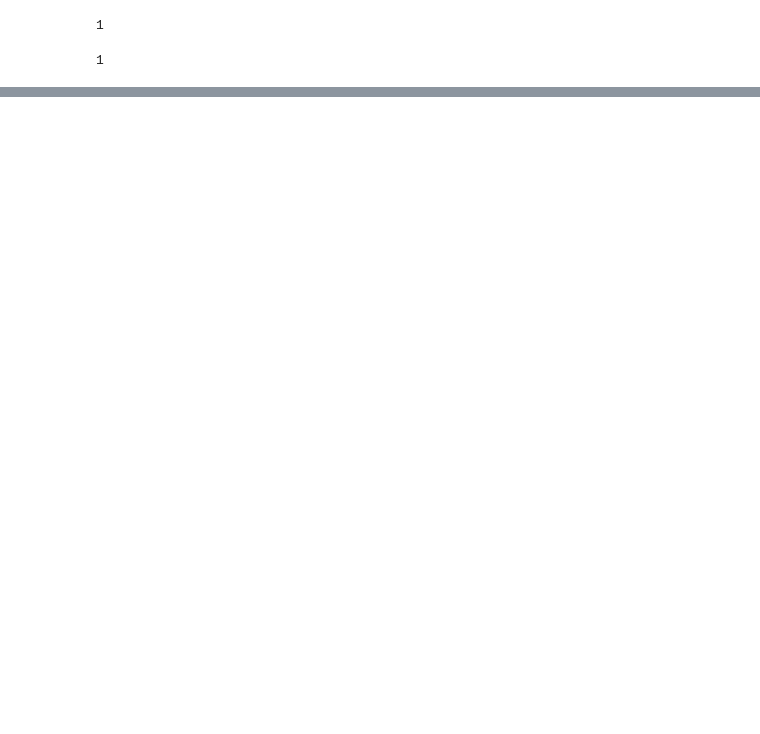
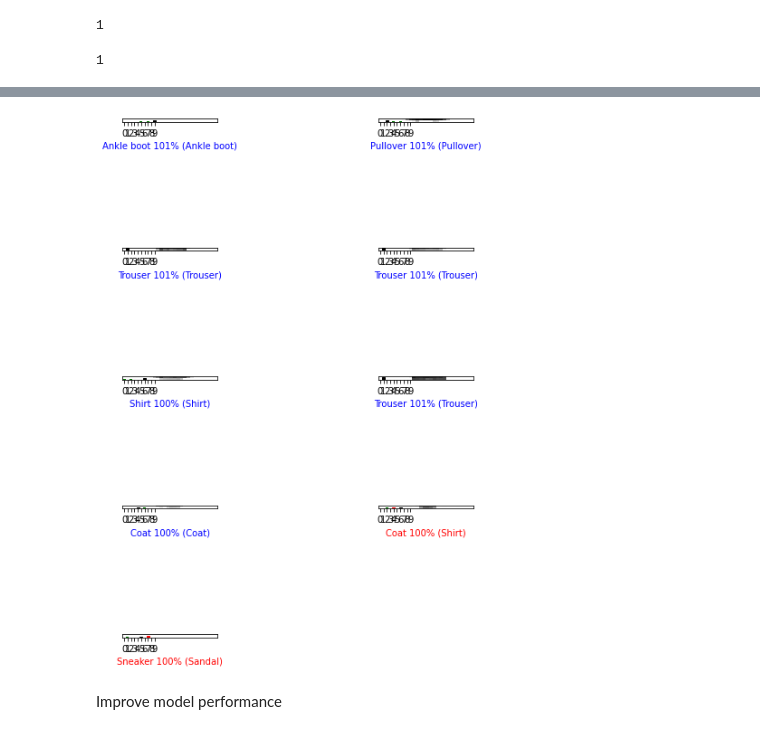
Before and after one commit to Aumatell/Python_deep_learning-Practical_introduction_with_keras_and_tensorflow, a Jupyter notebook: 5_Neural_Netorks_using_keras.ipynb, the cells around one changed output, grey strips where cells are left out. Drawn from its saved outputs; the diff is of its cells as text; code cells hidden in the pictures; blank space fills up the shorter version.

```diff
--- a/5_Neural_Netorks_using_keras.ipynb
+++ b/5_Neural_Netorks_using_keras.ipynb
@@ -327,0 +381,16 @@ def plot_image(i, predictions_array, true_label, img):
+# %%
+from urllib.request import ProxyDigestAuthHandler
+num_rows = 7
+num_cols = 2
+num_images = num_rows+num_cols
+plt.figure(figsize=(2*2*num_cols,2*num_rows))
+for i in range(num_images):
+  plt.subplot(num_rows, 2*num_cols, 2*i+1)
+  plot_image(i, predictions[i], test_labels,test_images)
+  plot_value_array(i, predictions[i], test_labels)
+plt.tight_layout()
+plt.show()
+# %% [output]
+[figure, added]
+# %% [markdown]
+Improve model performance
```
Also changed, not shown: parts of 17 cells of this notebook.
